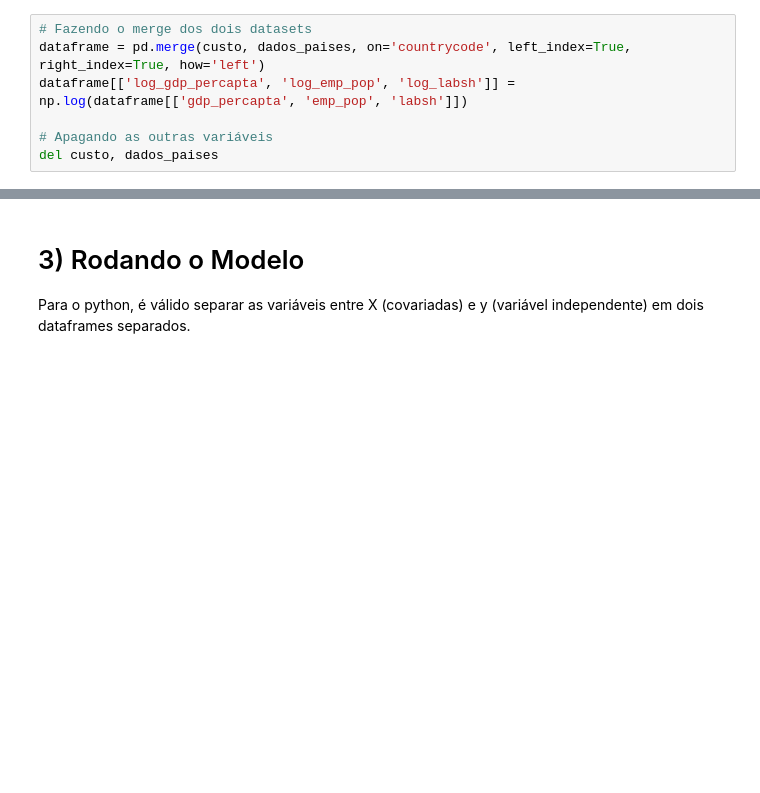
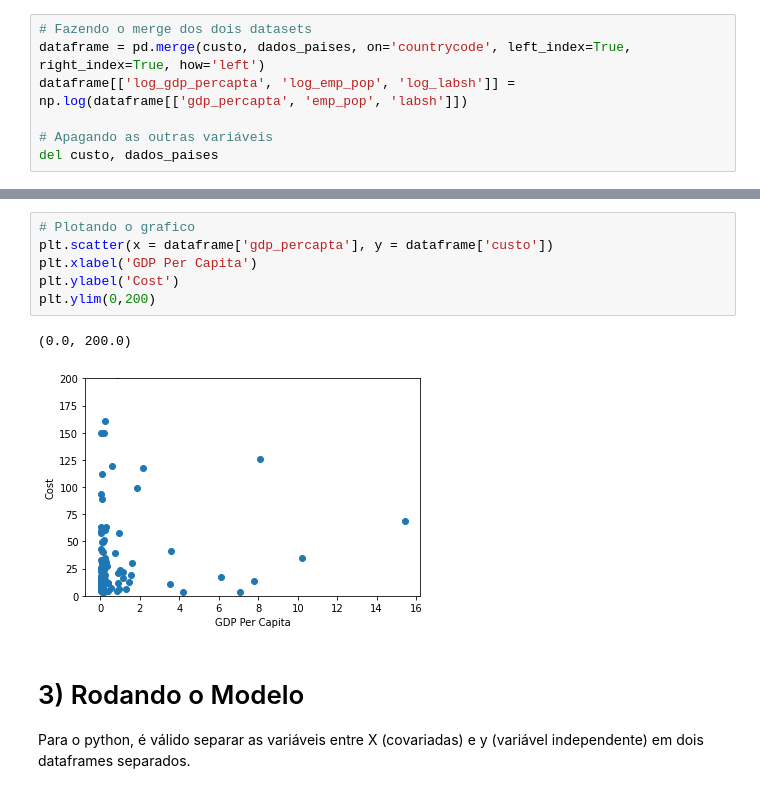
Before and after one commit to lucasestrela/Dissertacao, a Jupyter notebook: Rodando_Modelo.ipynb, the cells around one changed output, grey strips where cells are left out. Drawn from its saved outputs; the diff is of its cells as text; blank space fills up the shorter version.

```diff
--- a/Rodando_Modelo.ipynb
+++ b/Rodando_Modelo.ipynb
@@ -45,4 +46,13 @@ dataframe.head()
 5 rows × 335 columns
+# %%
+# Plotando o grafico
+plt.scatter(x = dataframe['gdp_percapta'], y = dataframe['custo'])
+plt.xlabel('GDP Per Capita')
+plt.ylabel('Cost')
+plt.ylim(0,200)
+# %% [output]
+(0.0, 200.0)
+[figure, added]
 # %% [markdown]
 # 3) Rodando o Modelo
 
```
Also changed, not shown: parts of 4 cells of this notebook.
